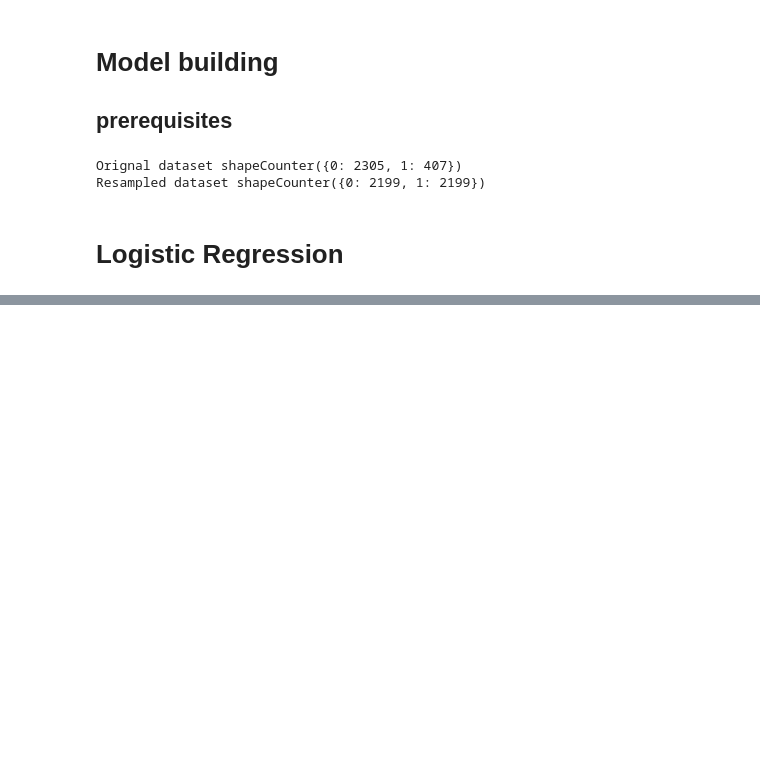
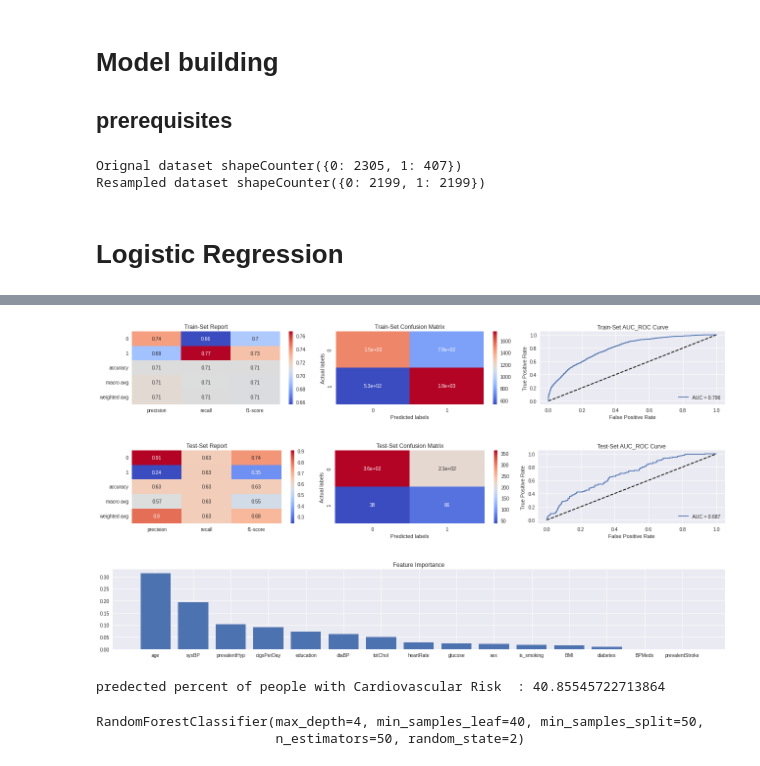
Before and after one commit to nehal35/Cardiovascular_Risk_Prediction_Capstone_Project, a Jupyter notebook: Cardiovascular_Risk_Prediction_Capstone_Project.ipynb, the cells around one changed output, grey strips where cells are left out. Drawn from its saved outputs; the diff is of its cells as text; code cells hidden in the pictures; blank space fills up the shorter version.

```diff
--- a/Cardiovascular_Risk_Prediction_Capstone_Project.ipynb
+++ b/Cardiovascular_Risk_Prediction_Capstone_Project.ipynb
@@ -531,0 +572,32 @@ LogisticRegression(max_iter=10000)
+# %%
+# splitting the data into train and test by redefining x
+# Splitting the data into train and test by redefining X
+X = scaler.fit_transform(df[features])
+X_train, X_test, y_train, y_test = train_test_split( X,y , test_size = 0.2, random_state = 0)
+
+# Handling class imbalance by oversampling followed by removing the Tomek link
+X_smote, y_smote = SMOTETomek(random_state=45).fit_resample(X_train, y_train)
+# %%
+
+# Classifier
+clf = RandomForestClassifier(random_state=2)
+
+# HYperparameter Grid
+grid = {'n_estimators' : [50,100,150],
+        'max_depth' : [4,6,8],
+        'min_samples_split' : [50,100,150],
+        'min_samples_leaf' : [40,50]}
+
+# GridSearch to find the best parameters
+rf = GridSearchCV(clf, param_grid = grid, scoring = 'f1', cv=5)
+rf.fit(X_train, y_train)
+
+# Analysing the model with best set of parametes
+analyse_model(rf.best_estimator_, X_smote, X_test, y_smote, y_test)
+# %% [output]
+[figure, added]
+[figure, added]
+[figure, added]
+predected percent of people with Cardiovascular Risk  : 40.85545722713864
+RandomForestClassifier(max_depth=4, min_samples_leaf=40, min_samples_split=50,
+                       n_estimators=50, random_state=2)
```
Also changed, not shown: parts of 13 cells of this notebook.
